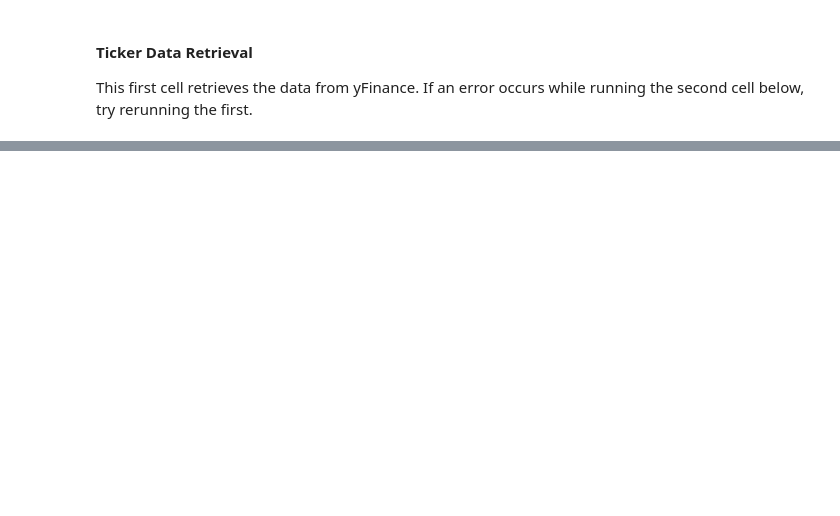
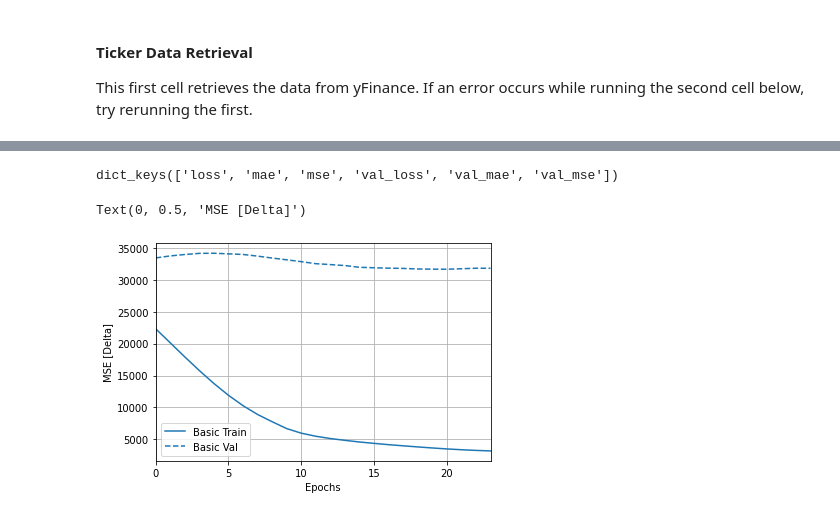
Before and after one commit to shaye059/Machine-Learning-Stock-Prediction, a Jupyter notebook: Stock_Prediction.ipynb, the cells around one changed output, grey strips where cells are left out. Cells and saved outputs as stored; diff of their text form; code cells hidden in the pictures; blank space fills up the shorter version.

```diff
--- a/Stock_Prediction.ipynb
+++ b/Stock_Prediction.ipynb
@@ -301,0 +453,5 @@ for article in article_data[0:3]:
+# %%
+vocab = count_vect.vocabulary_
+vocab = vocab.items()
+print(list(vocab)[0:5])
+print(len(list(vocab)))
@@ -301,0 +513,4 @@ for article in article_data[0:3]:
+# %%
+model = build_model()
+
+early_stop = keras.callbacks.EarlyStopping(monitor='val_loss', patience=15)
@@ -301,0 +573,20 @@ for article in article_data[0:3]:
+# %%
+## TODO: Check sort_indices()
+
+import tensorflow_docs.modeling as tfdocs
+
+EPOCHS = 1000
+
+train_data = train_counts
+train_data.sort_indices() ## double check which dimsension of the array this is sorting
+val_data = val_counts
+val_data.sort_indices()
+test_data = test_counts
+test_data.sort_indices()
+
+
+history = model.fit(
+    train_data, train_label,
+    epochs=EPOCHS, validation_data=(val_counts,val_label), verbose=0,
+    callbacks=[early_stop,tfdocs.EpochDots()]
+)
@@ -301,0 +614,16 @@ for article in article_data[0:3]:
+# %%
+import tensorflow_docs as tfdocs
+import tensorflow_docs.plots
+import matplotlib.pyplot as plt
+
+
+plotter = tfdocs.plots.HistoryPlotter(smoothing_std=2)
+# %%
+print(history.history.keys())
+plotter.plot({'Basic': history}, metric = "mse")
+#plt.ylim([38000, 50000])
+plt.ylabel('MSE [Delta]')
+# %% [output]
+dict_keys(['loss', 'mae', 'mse', 'val_loss', 'val_mae', 'val_mse'])
+Text(0, 0.5, 'MSE [Delta]')
+[figure, added]
```
Also changed, not shown: parts of 48 cells of this notebook.
